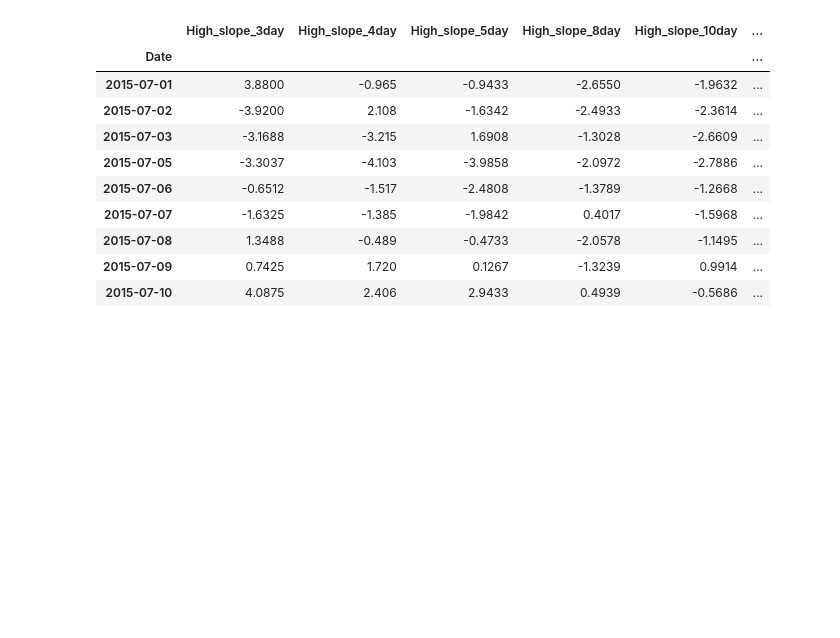
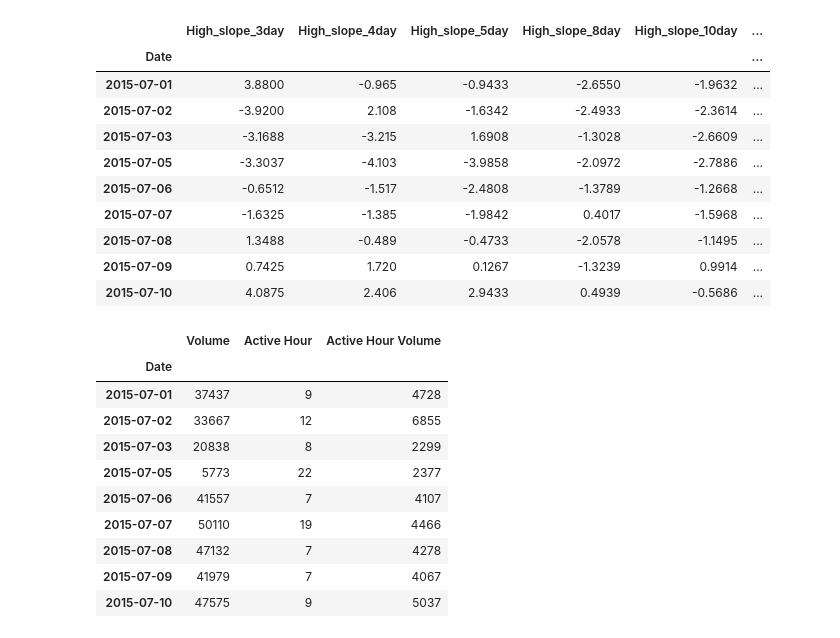
Before and after one commit to yuecong/autotrade, a Jupyter notebook: data_check_with_notebook.ipynb, the cells around one changed output. Saved outputs shown, nothing was run; the diff lists cells and outputs as text; code cells hidden in the pictures; blank space fills up the shorter version.

```diff
--- a/data_check_with_notebook.ipynb
+++ b/data_check_with_notebook.ipynb
@@ -187,3 +187,17 @@ df_eur_usd['2015-07-01':'2015-07-10'][[u'High_slope_3day', u'High_slope_4day', u
 | 2015-07-08 | 1.3488 | -0.489 | -0.4733 | -2.0578 | -1.1495 | ... |
 | 2015-07-09 | 0.7425 | 1.720 | 0.1267 | -1.3239 | 0.9914 | ... |
 | 2015-07-10 | 4.0875 | 2.406 | 2.9433 | 0.4939 | -0.5686 | ... |
+# %%
+df_eur_usd['2015-07-01':'2015-07-10'][[u'Volume', u'Active Hour', u'Active Hour Volume']]
+# %% [output]
+|  | Volume | Active Hour | Active Hour Volume |
+| Date |  |  |  |
+| 2015-07-01 | 37437 | 9 | 4728 |
+| 2015-07-02 | 33667 | 12 | 6855 |
+| 2015-07-03 | 20838 | 8 | 2299 |
+| 2015-07-05 | 5773 | 22 | 2377 |
+| 2015-07-06 | 41557 | 7 | 4107 |
+| 2015-07-07 | 50110 | 19 | 4466 |
+| 2015-07-08 | 47132 | 7 | 4278 |
+| 2015-07-09 | 41979 | 7 | 4067 |
+| 2015-07-10 | 47575 | 9 | 5037 |
```
Also changed, not shown: parts of 2 cells of this notebook.
